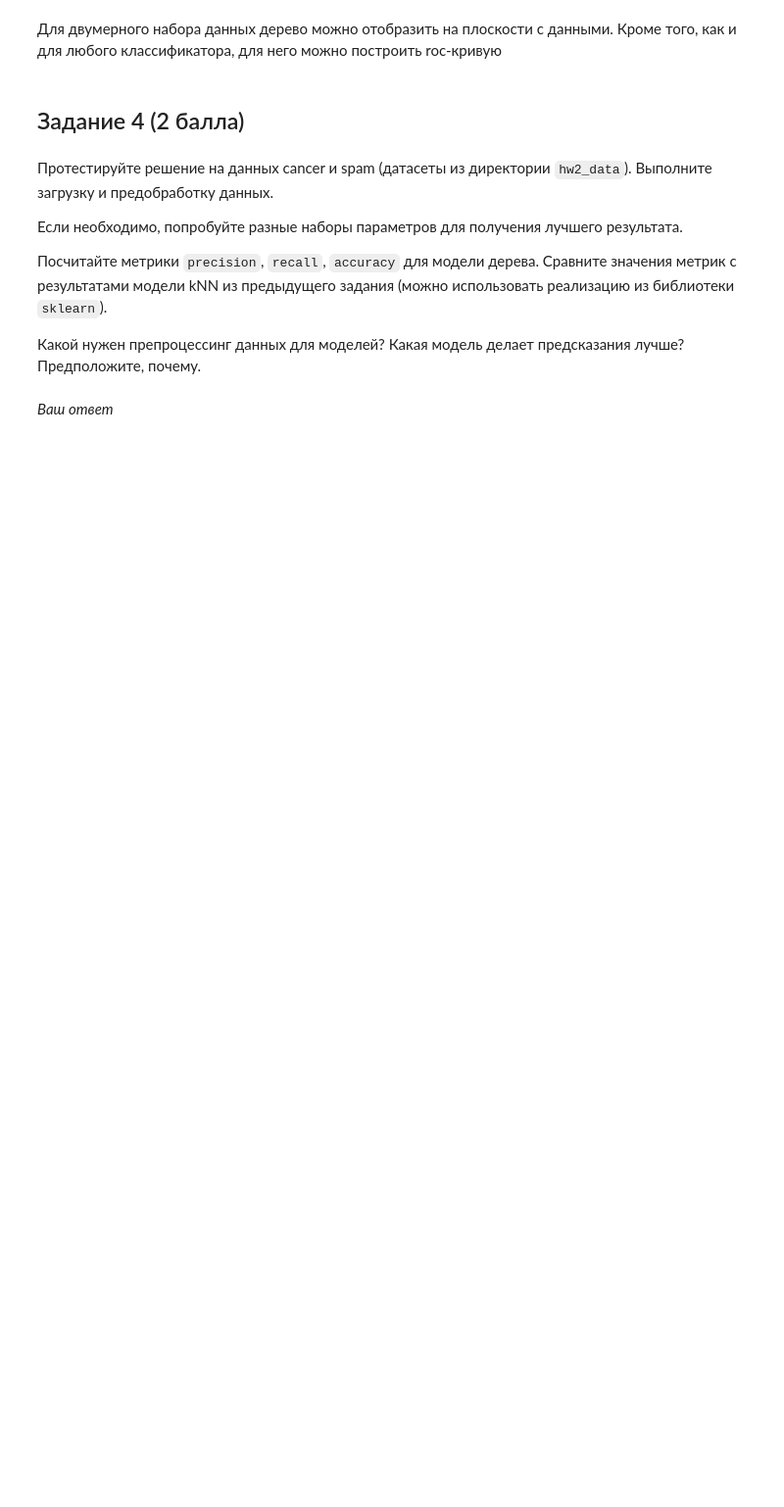
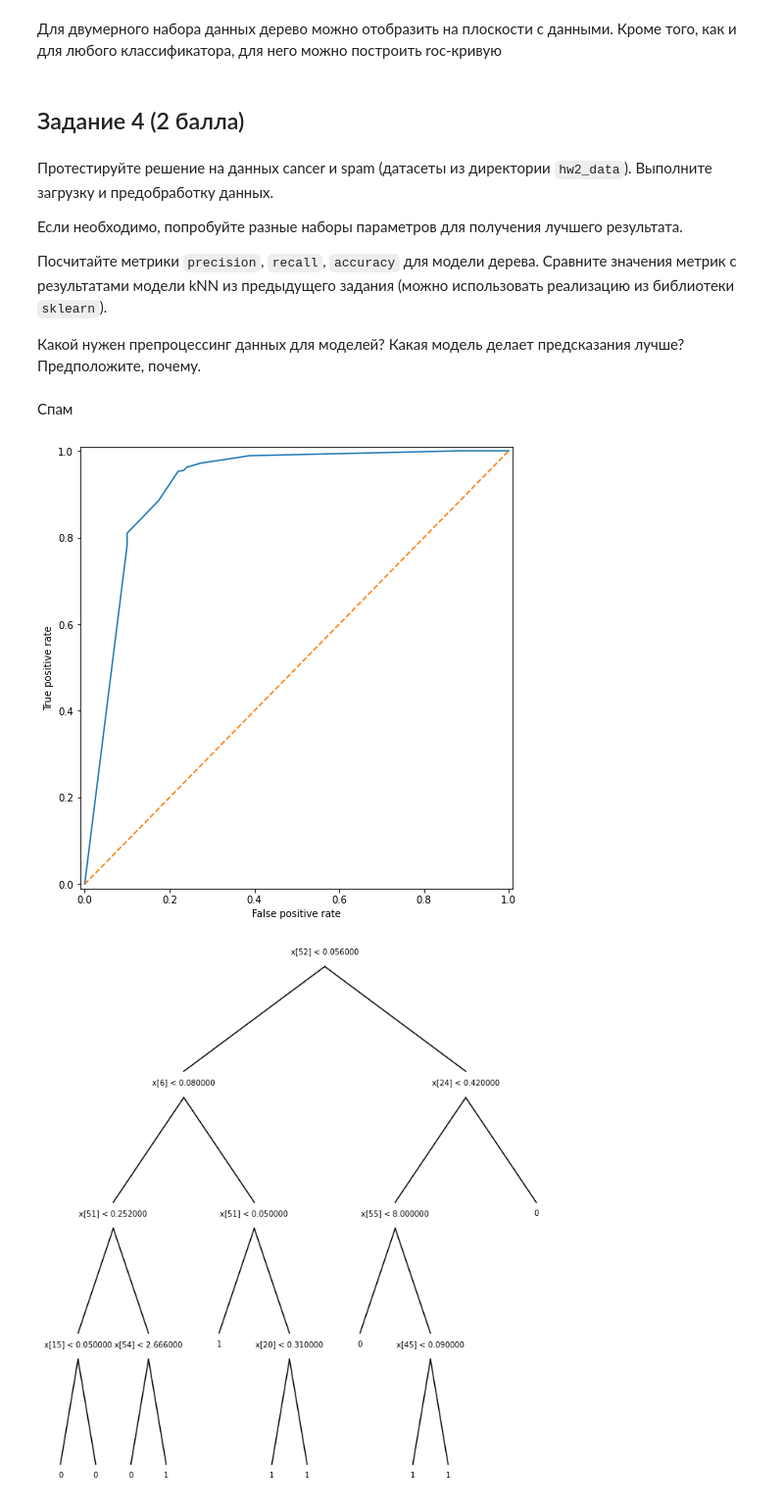
Before and after one commit to NikKonst/ib_ml_hw1, a Jupyter notebook: HW3_Trees.ipynb, the cells around one changed output. Shown at 98% size. Saved outputs shown, nothing was run; the diff lists cells and outputs as text; code cells hidden in the pictures; blank space fills up the shorter version.

Commit message:
trees

```diff
--- a/HW3_Trees.ipynb
+++ b/HW3_Trees.ipynb
@@ -201,24 +205,3 @@ def draw_tree(tree, save_path=None):
     if save_path is not None:
         plt.savefig(save_path)
     plt.show()
-# %%
-X = np.array([[1, 1], [0, 0], [1, 1], [0, 1]])
-y = np.array([1, 0, 1, 0])
-
-cl = DecisionTreeClassifier()
-cl.fit(X, y)
-
-# cl.predict_proba(X)
-draw_tree(cl)
-
-# y_sorted = y[np.argsort(X[:, 2])]
-# # X_sorted = X[np.argsort(X[:, 2])][:2, :]
-# y_sorted[:2]
-# # np.min(X[:, 0])
-# # y[2:]
-# for x in X:
-#     print(x)
-
-# cl = DecisionTreeClassifier()
-# cl.fit(np.array([[1, 1], [0, 0]]), np.array([1, 1]))
-# cl.root.y
@@ -290,8 +270,6 @@ def plot_2d(tree, X, y):
 
 Какой нужен препроцессинг данных для моделей?
 Какая модель делает предсказания лучше?  Предположите, почему.
-# %% [markdown]
-_Ваш ответ_
 # %%
 from sklearn.metrics import accuracy_score, \
                             recall_score, precision_score
@@ -300,7 +280,16 @@ from sklearn.neighbors import KNeighborsClassifier
+# %% [markdown]
+Спам
+# %%
+spam = pd.read_csv('hw2_data/spam.csv')
+X = spam.drop(columns='label').to_numpy()
+y = spam.label.to_numpy()
 # %%
-X_train, y_train = #YOUR_CODE
-X_test, y_test = #YOUR_CODE
+X_train, X_test, y_train, y_test = train_test_split(X, y, test_size=0.2, random_state=42)
 tree = DecisionTreeClassifier(max_depth=5, min_samples_leaf=30)
 tree.fit(X_train, y_train)
 plot_roc_curve(y_test, tree.predict_proba(X_test))
 draw_tree(tree)
+y_pred_tree = tree.predict(X_test)
+# %% [output]
+[figure, added]
+[figure, added]
```
Also changed, not shown: parts of 15 cells of this notebook.
